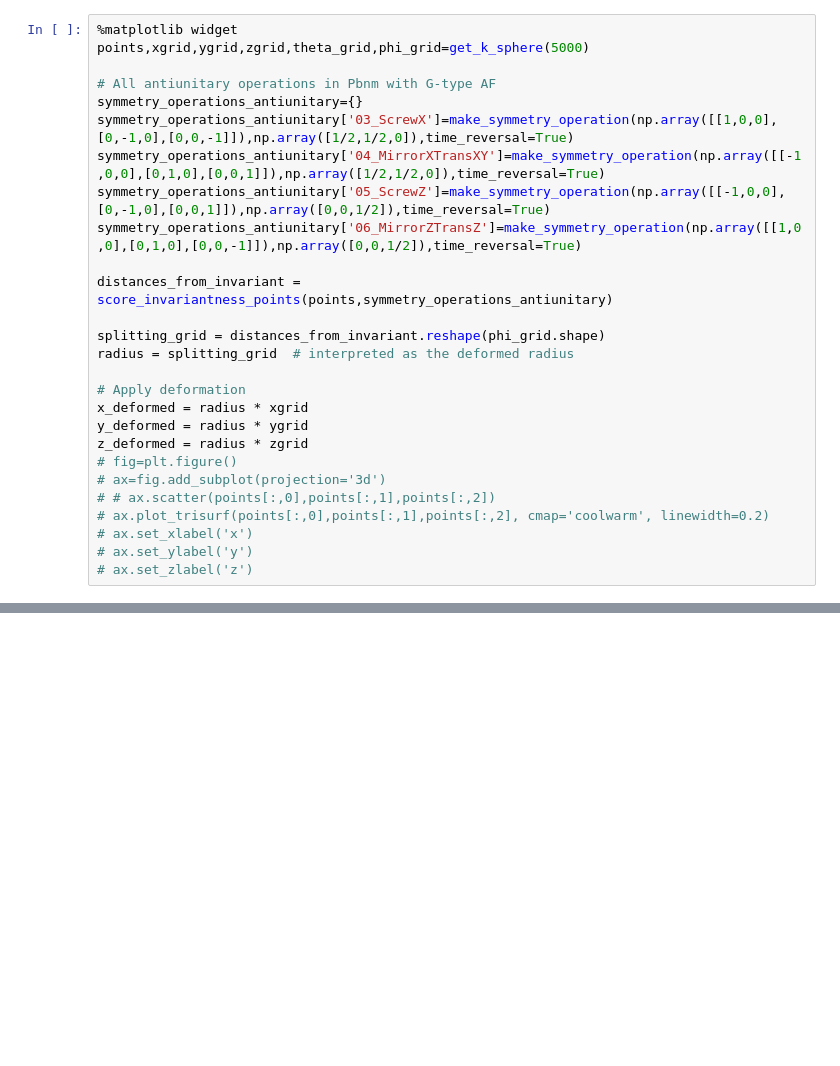
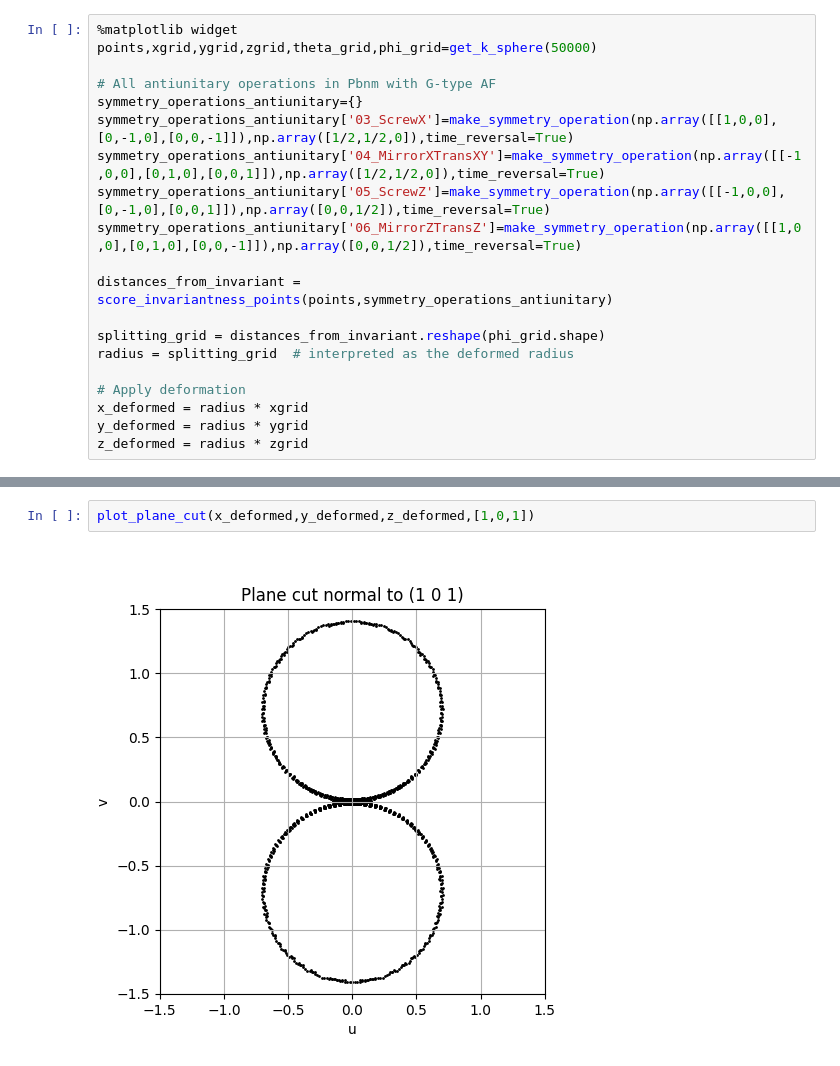
Before and after one commit to YangLabOSU/AltermagnetCalculations, a Jupyter notebook: Altermagnet_Allowed_Spin_Splittings.ipynb, the cells around one changed output, grey strips where cells are left out. Drawn from its saved outputs; the diff is of its cells as text; blank space fills up the shorter version.

Commit message:
cut plane added

```diff
--- a/Altermagnet_Allowed_Spin_Splittings.ipynb
+++ b/Altermagnet_Allowed_Spin_Splittings.ipynb
@@ -45,6 +85,6 @@ def score_invariantness_points(k_points,symmetry_operations):
 # %%
 %matplotlib widget
-points,xgrid,ygrid,zgrid,theta_grid,phi_grid=get_k_sphere(5000)
+points,xgrid,ygrid,zgrid,theta_grid,phi_grid=get_k_sphere(50000)
 
 # All antiunitary operations in Pbnm with G-type AF
 symmetry_operations_antiunitary={}
@@ -62,13 +102,6 @@ radius = splitting_grid  # interpreted as the deformed radius
 x_deformed = radius * xgrid
 y_deformed = radius * ygrid
 z_deformed = radius * zgrid
-# fig=plt.figure()
-# ax=fig.add_subplot(projection='3d')
-# # ax.scatter(points[:,0],points[:,1],points[:,2])
-# ax.plot_trisurf(points[:,0],points[:,1],points[:,2], cmap='coolwarm', linewidth=0.2)
-# ax.set_xlabel('x')
-# ax.set_ylabel('y')
-# ax.set_zlabel('z')
 # %%
 fig = plt.figure(figsize=(8, 6))
 ax = fig.add_subplot(111, projection='3d')
@@ -84,0 +118,4 @@ plt.show()
+# %%
+plot_plane_cut(x_deformed,y_deformed,z_deformed,[1,0,1])
+# %% [output]
+[figure, added]
```
Also changed, not shown: parts of 2 cells of this notebook.
